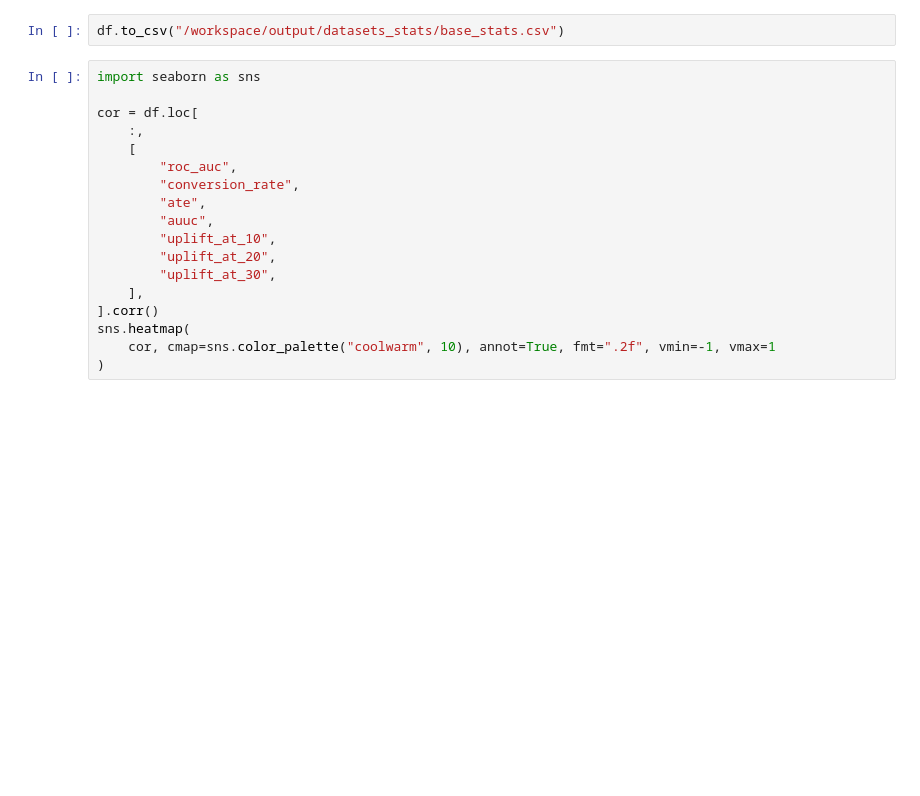
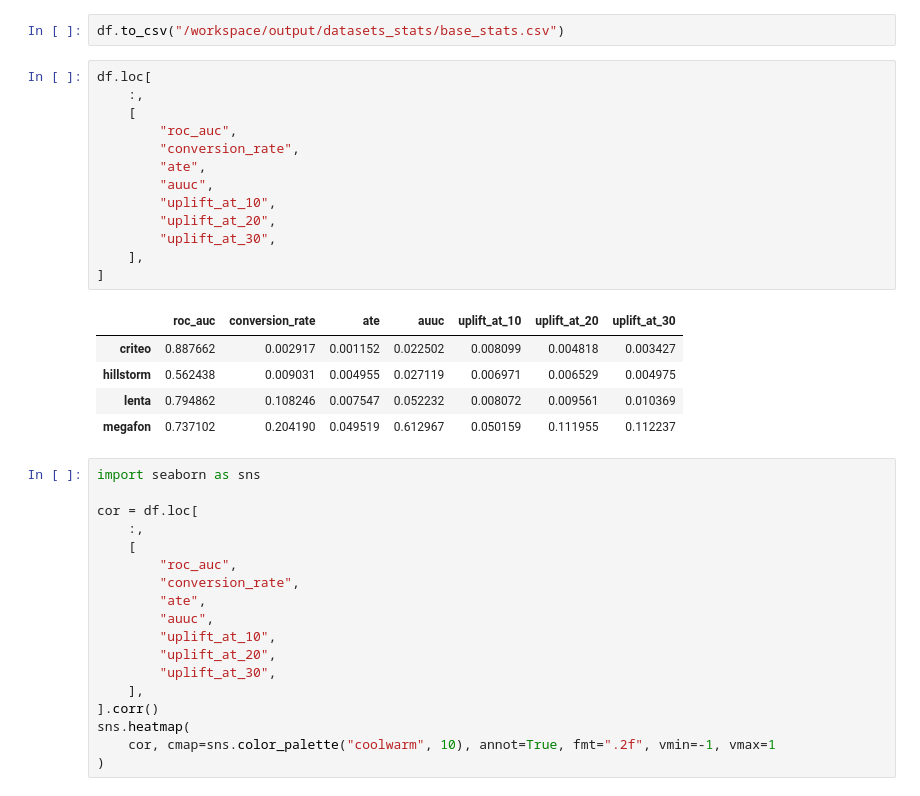
Before and after one commit to YuriNakayama/cate, a Jupyter notebook: dev/eda/output/dataset_stats.ipynb, the cells around one changed output. Cells and saved outputs as stored; diff of their text form; blank space fills up the shorter version.

```diff
--- a/dev/eda/dataset_stats.ipynb
+++ b/dev/eda/output/dataset_stats.ipynb
@@ -54,6 +54,25 @@ df
 4 rows × 46 columns
 # %%
 df.to_csv("/workspace/output/datasets_stats/base_stats.csv")
+# %%
+df.loc[
+    :,
+    [
+        "roc_auc",
+        "conversion_rate",
+        "ate",
+        "auuc",
+        "uplift_at_10",
+        "uplift_at_20",
+        "uplift_at_30",
+    ],
+]
+# %% [output]
+|  | roc_auc | conversion_rate | ate | auuc | uplift_at_10 | uplift_at_20 | uplift_at_30 |
+| criteo | 0.887662 | 0.002917 | 0.001152 | 0.022502 | 0.008099 | 0.004818 | 0.003427 |
+| hillstorm | 0.562438 | 0.009031 | 0.004955 | 0.027119 | 0.006971 | 0.006529 | 0.004975 |
+| lenta | 0.794862 | 0.108246 | 0.007547 | 0.052232 | 0.008072 | 0.009561 | 0.010369 |
+| megafon | 0.737102 | 0.204190 | 0.049519 | 0.612967 | 0.050159 | 0.111955 | 0.112237 |
 # %%
 import seaborn as sns
 
```
Also changed, not shown: 2 other files.
